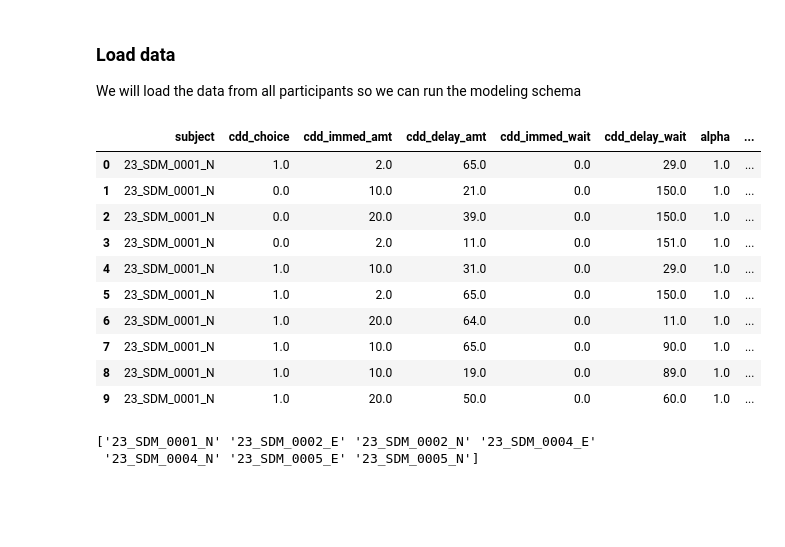
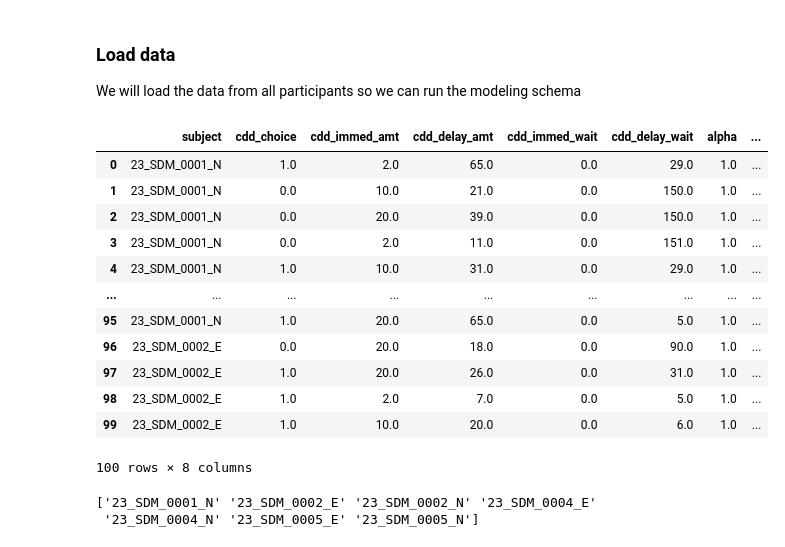
Before and after one commit to CDN-Lab/BH_model, a Jupyter notebook: cdd/hierarchical_model.ipynb, the cells around one changed output. Saved outputs shown, nothing was run; the diff lists cells and outputs as text; code cells hidden in the pictures; blank space fills up the shorter version.

```diff
--- a/cdd/hierarchical_model.ipynb
+++ b/cdd/hierarchical_model.ipynb
@@ -121,40 +121,42 @@ dataset_dir = os.path.join(root_dir,dataset)
 
 split_dir = os.path.join(dataset_dir,'split')
 utility_dir = os.path.join(dataset_dir,'utility')
 save_dir = os.path.join(utility_dir,'BHM/cdd/')
 if not os.path.exists(save_dir):
     os.makedirs(save_dir)
 subjs = sorted(glob.glob(os.path.join(split_dir,'*')))
 task = 'cdd'
 cols = ['cdd_choice','cdd_immed_amt','cdd_delay_amt','cdd_immed_wait','cdd_delay_wait','alpha']
 data = pd.DataFrame(columns=['subject']+cols)
 
 subj_id = 0
 
 for s in subjs:
     subject = os.path.basename(s)
     fn  = os.path.join(s,task,'{}_{}.csv'.format(os.path.basename(s),task))
     if os.path.exists(fn):
         subj_data = read_load_data(subject=subject,fn=fn,alpha0=1.0,cols=cols)
         for c in cols:
             subj_data[c] = subj_data[c].astype(float)
         subj_data['subject_id'] = int(subj_id)
-        subj_id += subj_id
+        subj_id = subj_id+1
         data = pd.concat([data,subj_data],ignore_index=True)
 
-data.head(10)
+data.head(100)
 # %% [output]
 |  | subject | cdd_choice | cdd_immed_amt | cdd_delay_amt | cdd_immed_wait | cdd_delay_wait | alpha | ... |
 | 0 | 23_SDM_0001_N | 1.0 | 2.0 | 65.0 | 0.0 | 29.0 | 1.0 | ... |
 | 1 | 23_SDM_0001_N | 0.0 | 10.0 | 21.0 | 0.0 | 150.0 | 1.0 | ... |
 | 2 | 23_SDM_0001_N | 0.0 | 20.0 | 39.0 | 0.0 | 150.0 | 1.0 | ... |
 | 3 | 23_SDM_0001_N | 0.0 | 2.0 | 11.0 | 0.0 | 151.0 | 1.0 | ... |
 | 4 | 23_SDM_0001_N | 1.0 | 10.0 | 31.0 | 0.0 | 29.0 | 1.0 | ... |
-| 5 | 23_SDM_0001_N | 1.0 | 2.0 | 65.0 | 0.0 | 150.0 | 1.0 | ... |
-| 6 | 23_SDM_0001_N | 1.0 | 20.0 | 64.0 | 0.0 | 11.0 | 1.0 | ... |
-| 7 | 23_SDM_0001_N | 1.0 | 10.0 | 65.0 | 0.0 | 90.0 | 1.0 | ... |
-| 8 | 23_SDM_0001_N | 1.0 | 10.0 | 19.0 | 0.0 | 89.0 | 1.0 | ... |
-| 9 | 23_SDM_0001_N | 1.0 | 20.0 | 50.0 | 0.0 | 60.0 | 1.0 | ... |
+| ... | ... | ... | ... | ... | ... | ... | ... | ... |
+| 95 | 23_SDM_0001_N | 1.0 | 20.0 | 65.0 | 0.0 | 5.0 | 1.0 | ... |
+| 96 | 23_SDM_0002_E | 0.0 | 20.0 | 18.0 | 0.0 | 90.0 | 1.0 | ... |
+| 97 | 23_SDM_0002_E | 1.0 | 20.0 | 26.0 | 0.0 | 31.0 | 1.0 | ... |
+| 98 | 23_SDM_0002_E | 1.0 | 2.0 | 7.0 | 0.0 | 5.0 | 1.0 | ... |
+| 99 | 23_SDM_0002_E | 1.0 | 10.0 | 20.0 | 0.0 | 6.0 | 1.0 | ... |
+100 rows × 8 columns
 # %%
 # this is a way to filter the first N=10 subjects
 subjects = data['subject'].unique()
```
Also changed, not shown: parts of 4 cells of this notebook.
